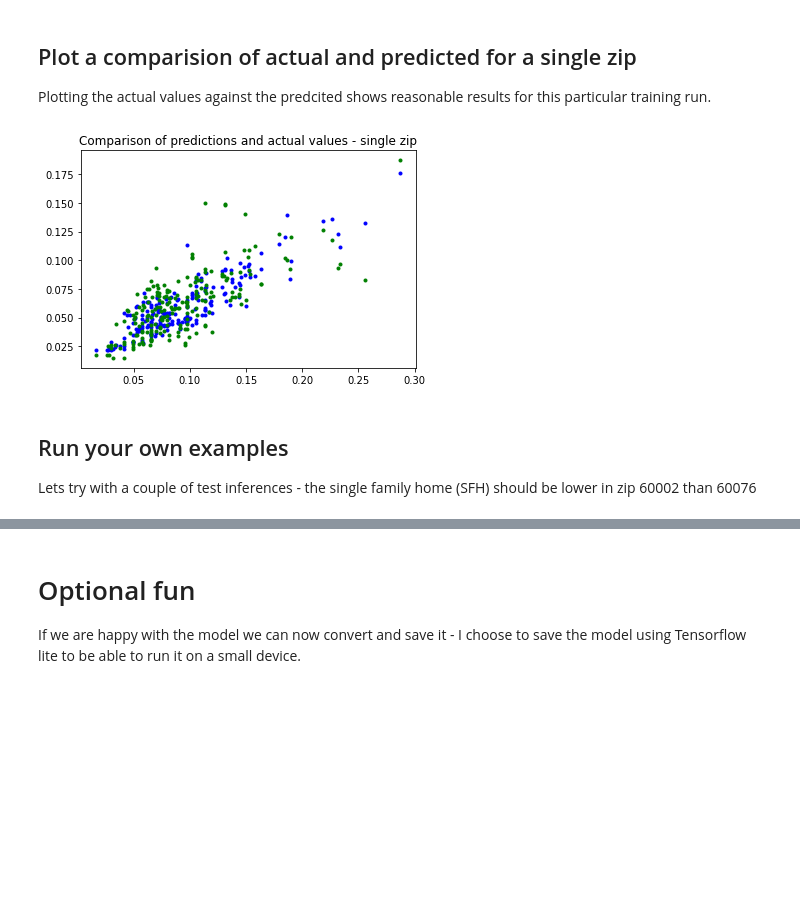
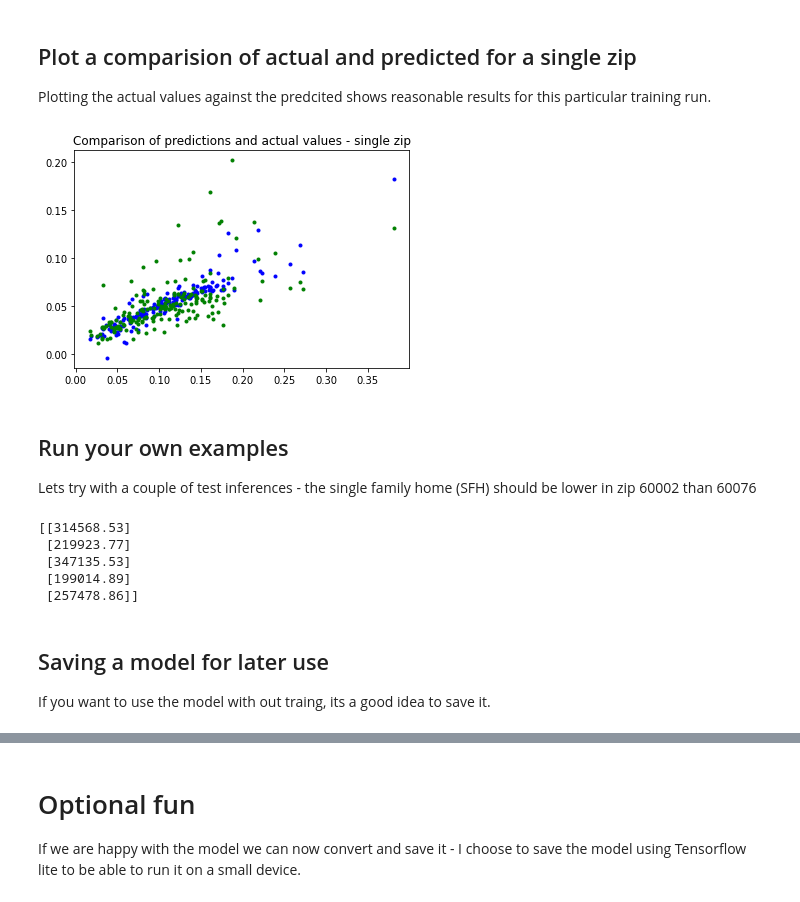
Before and after one commit to junwin/colab, a Jupyter notebook: house_price_prediction.ipynb, the cells around one changed output, grey strips where cells are left out. Saved outputs shown, nothing was run; the diff lists cells and outputs as text; code cells hidden in the pictures; blank space fills up the shorter version.

```diff
--- a/house_price_prediction.ipynb
+++ b/house_price_prediction.ipynb
@@ -165,10 +153,10 @@ Notice that we are using some regularization in the model this is to reduce the
 # %%
 model_1 = tf.keras.Sequential()
 
-#model_1.add(keras.layers.Dense(16, activation='relu', input_shape=(featureCount,)))
-model_1.add(keras.layers.Dense(16, activation='relu', kernel_regularizer=regularizers.l2(0.001), input_shape=(featureCount,)))
-#model_1.add(keras.layers.Dense(16, activation='relu'))
-model_1.add(keras.layers.Dense(16, activation='relu', kernel_regularizer=regularizers.l2(0.001)))
+model_1.add(keras.layers.Dense(16, activation='relu', input_shape=(featureCount,)))
+#model_1.add(keras.layers.Dense(16, activation='relu', kernel_regularizer=regularizers.l2(0.001), input_shape=(featureCount,)))
+model_1.add(keras.layers.Dense(16, activation='relu'))
+#model_1.add(keras.layers.Dense(16, activation='relu', kernel_regularizer=regularizers.l2(0.001)))
 model_1.add(keras.layers.Dense(1))
 
 # Compile the model using the standard 'adam' optimizer and the mean squared error or 'mse' loss function for regression.
@@ -258,43 +228,40 @@ y_test_pred = model_1.predict(test_examples)
 # %%
 sampleInfo = pd.DataFrame();
 samplePx = pd.DataFrame();
 
 i=0
 while i < test_examples.values.shape[0]:
   myRow =  test_examples.iloc[[i]]
   myPxRow = test_targets.iloc[[i]]
 
-  if round(myRow['Zip'].values[0],2) == 0.56:
+  if round(myRow['Zip'].values[0],2) == 0:
     sampleInfo = sampleInfo.append(myRow)
     samplePx = samplePx.append(myPxRow)
 
   i = i + 1
 
 y_test_pred = model_1.predict(sampleInfo)
 
 plt.clf()
 plt.title('Comparison of predictions and actual values - single zip')
 plt.plot( sampleInfo['Area'], y_test_pred, 'b.', label='predicted values')
 plt.plot( sampleInfo['Area'], samplePx, 'g.', label='Actual values')
 #plt.plot( samplePx,  y_test_pred, 'b.', label='Actual values')
 plt.show()
 # %% [output]
-[figure, old version]
+[figure, new version]
 # %% [markdown]
 ## Run your own examples
 Lets try with a couple of test inferences  - the single family home (SFH) should be lower in zip 60002 than 60076
 # %%
-
-
-#Simple Sample
-houseData = {'YearClosed': [2020.00, 2019.00, 2019.00, 2019],
-	'Type': ['SFH', 'SFH', 'Condo', 'Townhouse'],
-	'Area': [2940, 1500, 1500, 1500],
-  'Zip': [60002, 60076, 60076, 60076],
-	'Rooms': [9, 7, 7, 7],
-  'FullBaths': [2.5, 2.5, 2.5, 2.5],
-  'Beds': [4, 3, 3, 3],
-  'GarageSpaces': [2, 2, 0, 0]  }
+houseData = {'YearClosed': [2020.00, 2019.00, 2019.00, 2019.00, 2019],
+	'Type': ['SFH', 'SFH', 'SFH', 'Condo', 'Townhouse'],
+	'Area': [2940, 1500, 1500, 1500, 1500],
+  'Zip': [60002, 60002, 60076, 60076, 60076],
+	'Rooms': [9, 7, 7, 7, 7],
+  'FullBaths': [2.5, 2.5, 2.5, 2.5, 2.5],
+  'Beds': [4, 3, 3, 3, 3],
+  'GarageSpaces': [2, 2, 2, 0, 0]  }
 
 houseInfo = pd.DataFrame(houseData)
 ordinalData = houseInfo[ordinalColumns]
@@ -304,3 +271,12 @@ houseInfo[ordinalColumns] = enc.transform(ordinalData)
 houseInfo =  pd.DataFrame(featureScaler.transform(houseInfo), columns=houseInfo.columns)
 newPrices = priceScaler.inverse_transform(model_1.predict(houseInfo))
 print(newPrices)
+# %% [output]
+[[314568.53]
+ [219923.77]
+ [347135.53]
+ [199014.89]
+ [257478.86]]
+# %% [markdown]
+## Saving a model for later use
+If you want to use the model with out traing, its a good idea to save it.
```
Also changed, not shown: parts of 14 cells of this notebook.
